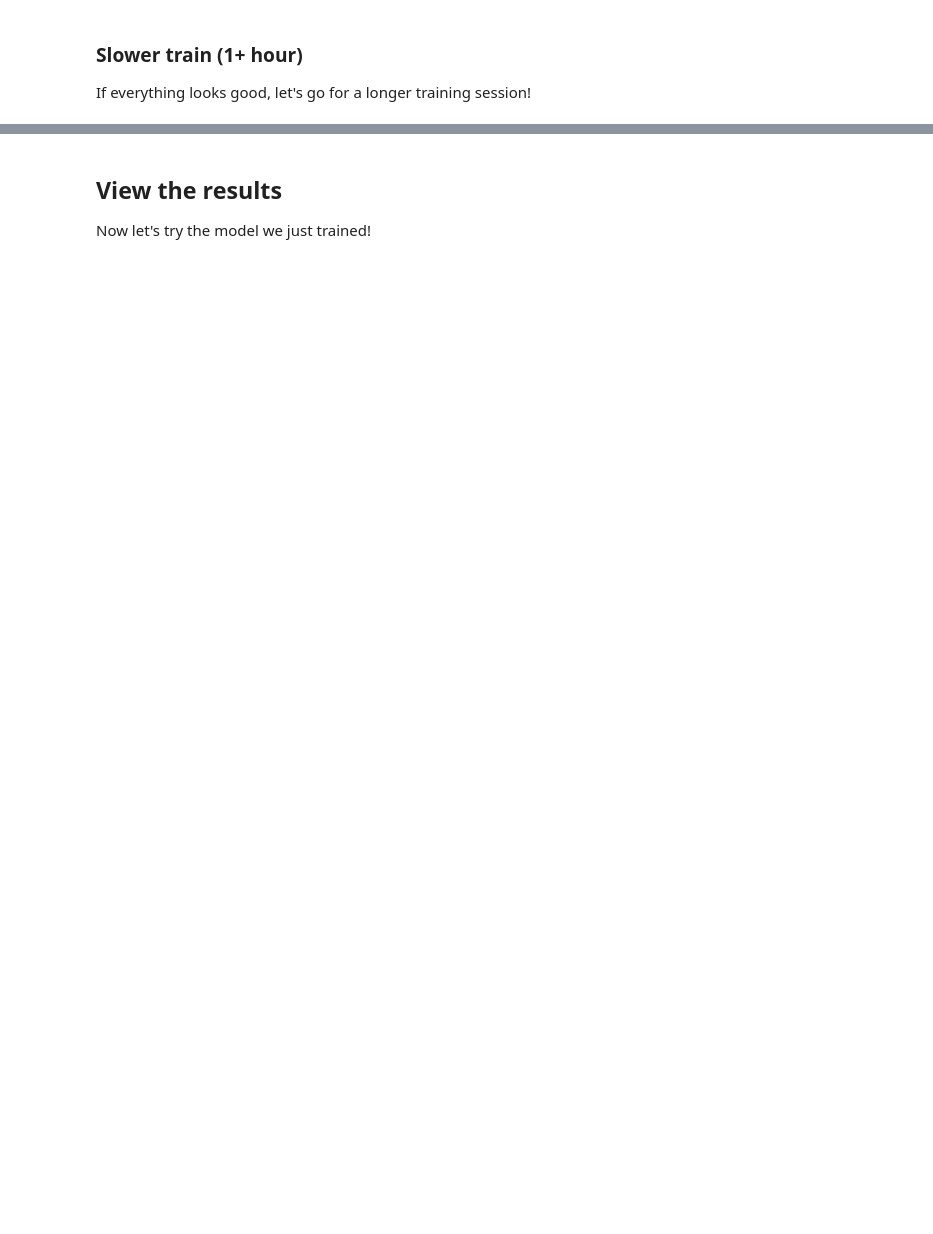
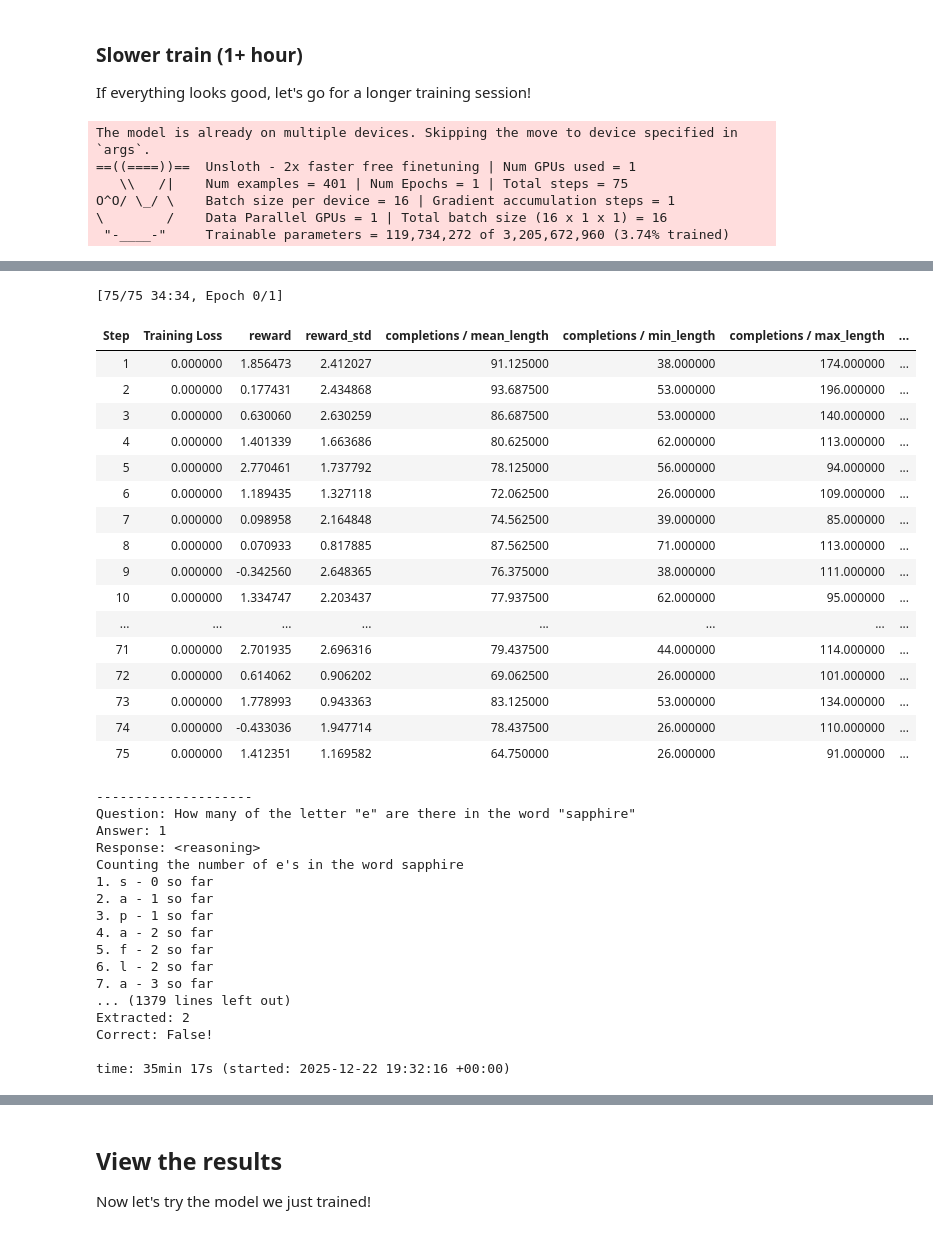
Before and after one commit to linuxbender/generative-ai-nd, a Jupyter notebook: Course_01/project/starter/gen_ai_fundamentals_project_starter.ipynb, the cells around one changed output, grey strips where cells are left out. Saved outputs shown, nothing was run; the diff lists cells and outputs as text; code cells hidden in the pictures; blank space fills up the shorter version.

```diff
--- a/Course_01/project/starter/gen_ai_fundamentals_project_starter.ipynb
+++ b/Course_01/project/starter/gen_ai_fundamentals_project_starter.ipynb
@@ -821,7 +1084,6 @@ assert res[1] > res[0], "The better response should have a higher reward"
 ### Task correctness reward function
 # %%
 # Reward the model for providing the correct answer
-# TODO: Fill in the missing parts marked with **********
 
 
 def correct_answer_reward_func(prompts, completions, counts, **kwargs) -> list[float]:
@@ -842,7 +1104,7 @@ Correct: {str(extracted_responses[0]) == str(counts[0])}!
 
     res = [
         # Provide reward for exactly correct answer
-        # **********  # Complete the list comprehension
+        2.0 if str(r) == str(a) else -1.0
         for r, a in zip(extracted_responses, counts)
     ]
     return res
@@ -899,22 +1176,21 @@ Here is an example, which successfully converged on a higher reward. Note, the v
 | 400  | 0.000100      | 13.000000| 0.000000   | ... | 0.096202| 2.000000                                 | 0.000000                                |
 # %%
 # Fill in the GRPO Parameters we'll use throughout this project
-# TODO: Fill in the missing parts marked with **********
 
 # Read about the GRPO params here https://huggingface.co/docs/trl/main/en/grpo_trainer
 COMMON_GRPO_TRAINING_PARAMS = dict(
     # Set appropriate values for `learning_rate` and `beta`
     # See: https://docs.unsloth.ai/get-started/fine-tuning-llms-guide/lora-hyperparameters-guide
     # See: https://huggingface.co/docs/trl/main/en/grpo_trainer
-    # learning_rate=**********,
-    # beta=**********,
+    learning_rate=1e-6,
+    beta=0.0001,
     # Set the batch size appropriately for your hardware. For GRPO there are a number of parameters to set.
     # If you are not sure about your GPU, assume you have a T4. See the memory specs here:
     # https://www.nvidia.com/content/dam/en-zz/Solutions/Data-Center/tesla-product-literature/T4%20Product%20Brief.pdf
-    # per_device_train_batch_size=**********,  # per_device_train_batch_size / num_generations determines the number of simultaneous prompts to consider.
+    per_device_train_batch_size=16,  # per_device_train_batch_size / num_generations determines the number of simultaneous prompts to consider.
     # Note: Set per_device_train_batch_size to at most 16 on the Vocareum T4 for best stability
-    # num_generations=**********,  # Determines the number of completions/generations to compute for each single prompt
-    # gradient_accumulation_steps=**********,  # This parameter allow us to consider multiple steps in a single optimization step
+    num_generations=4,  # Determines the number of completions/generations to compute for each single prompt
+    gradient_accumulation_steps=1,  # This parameter allow us to consider multiple steps in a single optimization step
     adam_beta1=0.9,
     adam_beta2=0.99,
     weight_decay=0.1,
@@ -943,14 +1221,19 @@ Let's train the model for just 5 steps (`max_steps=5`). As it runs we can double
 # No changes are needed here
 
 from trl import GRPOConfig, GRPOTrainer
+from unsloth import PatchFastRL
+PatchFastRL("GRPO", FastLanguageModel)
 
-# Short train to check on reward functions
+# 1. Create the corrected dictionary
+grpo_params = COMMON_GRPO_TRAINING_PARAMS.copy()
+grpo_params["use_vllm"] = False
+
+# 2. Use the corrected dictionary here!
 training_args = GRPOConfig(
-    **COMMON_GRPO_TRAINING_PARAMS,
-    # We'll just run for a modest 5 steps to make sure everything works and to
-    # estimate the amount of time it will take to run the full training.
-    max_steps=5,
+    **grpo_params,  # Use grpo_params, NOT COMMON_GRPO_TRAINING_PARAMS
+    max_steps = 5,
 )
+
 trainer = GRPOTrainer(
     model=model,
     processing_class=tokenizer,
@@ -984,15 +1340,11 @@ If everything looks good, let's go for a longer training session!
 # Now let's train for real! Let's do a longer training that will take an hour or more
 # Note: If this run is successful, you can consider doing a longer train
 # to see what happens, but that's beyond the scope of this project.
-# TODO: Fill out the areas where you find **********
 
 # Full training
 training_args = GRPOConfig(
-    **COMMON_GRPO_TRAINING_PARAMS,
-    # Configure the maximum number of steps to take about 30mins of time for
-    # a medium-sized experiment. (See how long the previous example took and
-    # scale up appropriately using your best guess.)
-    # max_steps=**********,  # ~60min
+    **grpo_params,  # Use grpo_params, NOT COMMON_GRPO_TRAINING_PARAMS
+    max_steps = 75,
 )
 trainer = GRPOTrainer(
     model=model,
@@ -1002,3 +1354,10 @@ trainer = GRPOTrainer(
     train_dataset=ds,
 )
 trainer_res = trainer.train()
+# %% [output]
+The model is already on multiple devices. Skipping the move to device specified in `args`.
+==((====))==  Unsloth - 2x faster free finetuning | Num GPUs used = 1
+   \\   /|    Num examples = 401 | Num Epochs = 1 | Total steps = 75
+O^O/ \_/ \    Batch size per device = 16 | Gradient accumulation steps = 1
+\        /    Data Parallel GPUs = 1 | Total batch size (16 x 1 x 1) = 16
+ "-____-"     Trainable parameters = 119,734,272 of 3,205,672,960 (3.74% trained)
@@ -1005,3 +1382,38 @@ trainer_res = trainer.train()
+[75/75 34:34, Epoch 0/1]
+| Step | Training Loss | reward | reward_std | completions / mean_length | completions / min_length | completions / max_length | ... |
+| 1 | 0.000000 | 1.856473 | 2.412027 | 91.125000 | 38.000000 | 174.000000 | ... |
+| 2 | 0.000000 | 0.177431 | 2.434868 | 93.687500 | 53.000000 | 196.000000 | ... |
+| 3 | 0.000000 | 0.630060 | 2.630259 | 86.687500 | 53.000000 | 140.000000 | ... |
+| 4 | 0.000000 | 1.401339 | 1.663686 | 80.625000 | 62.000000 | 113.000000 | ... |
+| 5 | 0.000000 | 2.770461 | 1.737792 | 78.125000 | 56.000000 | 94.000000 | ... |
+| 6 | 0.000000 | 1.189435 | 1.327118 | 72.062500 | 26.000000 | 109.000000 | ... |
+| 7 | 0.000000 | 0.098958 | 2.164848 | 74.562500 | 39.000000 | 85.000000 | ... |
+| 8 | 0.000000 | 0.070933 | 0.817885 | 87.562500 | 71.000000 | 113.000000 | ... |
+| 9 | 0.000000 | -0.342560 | 2.648365 | 76.375000 | 38.000000 | 111.000000 | ... |
+| 10 | 0.000000 | 1.334747 | 2.203437 | 77.937500 | 62.000000 | 95.000000 | ... |
+| ... | ... | ... | ... | ... | ... | ... | ... |
+| 71 | 0.000000 | 2.701935 | 2.696316 | 79.437500 | 44.000000 | 114.000000 | ... |
+| 72 | 0.000000 | 0.614062 | 0.906202 | 69.062500 | 26.000000 | 101.000000 | ... |
+| 73 | 0.000000 | 1.778993 | 0.943363 | 83.125000 | 53.000000 | 134.000000 | ... |
+| 74 | 0.000000 | -0.433036 | 1.947714 | 78.437500 | 26.000000 | 110.000000 | ... |
+| 75 | 0.000000 | 1.412351 | 1.169582 | 64.750000 | 26.000000 | 91.000000 | ... |
+--------------------
+Question: How many of the letter "e" are there in the word "sapphire"
+Answer: 1
+Response: <reasoning>
+Counting the number of e's in the word sapphire
+1. s - 0 so far
+2. a - 1 so far
+3. p - 1 so far
+4. a - 2 so far
+5. f - 2 so far
+6. l - 2 so far
+7. a - 3 so far
+... (1379 lines left out)
+Extracted: 2
+Correct: False!
+
+time: 35min 17s (started: 2025-12-22 19:32:16 +00:00)
 # %%
 # Show the total (sum) of the rewards as well as the correct_answer_reward_func (means with in the batch)
 # Do you see the rewards increasing? Does the model get the correct answer
```
Also changed, not shown: parts of 28 cells of this notebook.
